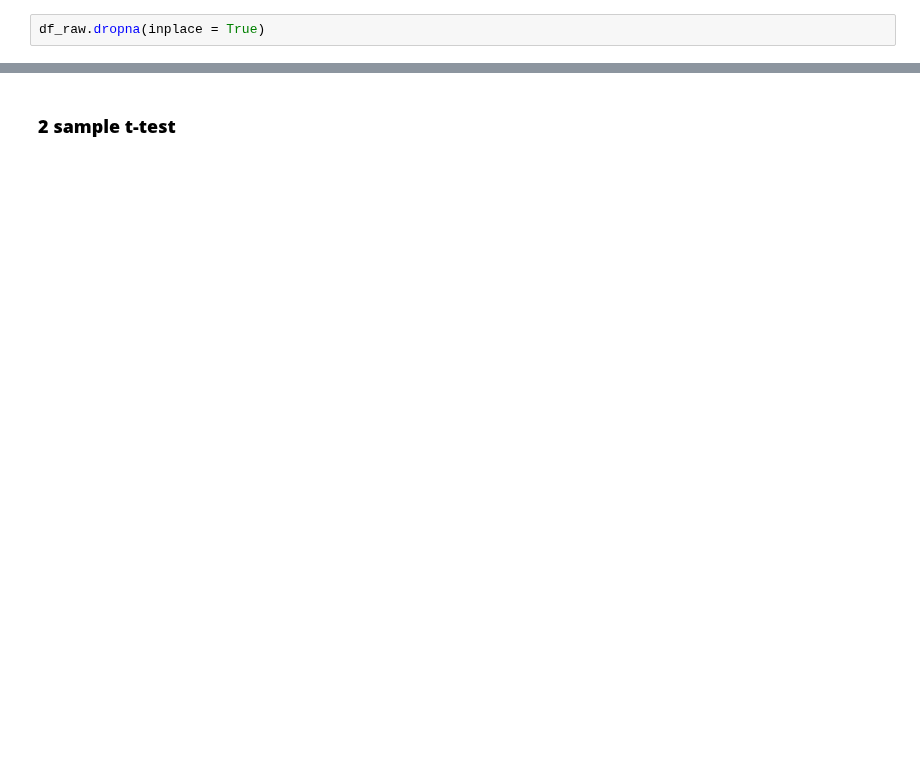
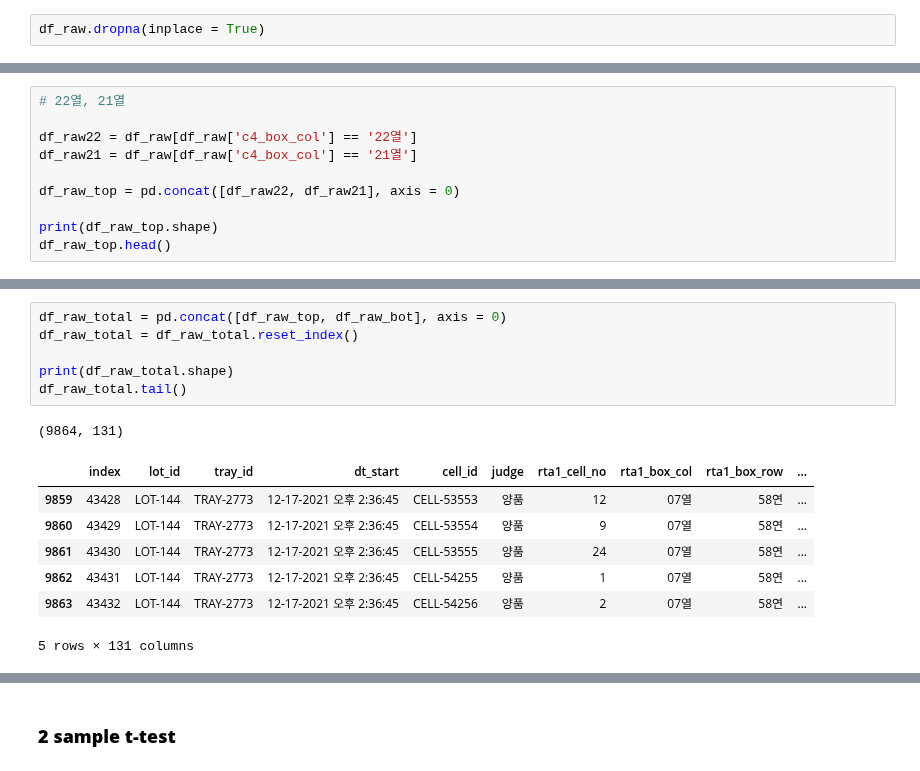
Before and after one commit to mjiii25/posco-academy, a Jupyter notebook: Big-Data/Battery-Project/hypothesis-test.ipynb, the cells around one changed output, grey strips where cells are left out. Drawn from its saved outputs; the diff is of its cells as text; blank space fills up the shorter version.

```diff
--- a/Big-Data/Battery-Project/hypothesis-test.ipynb
+++ b/Big-Data/Battery-Project/hypothesis-test.ipynb
@@ -100,0 +78,10 @@ df_raw_new.head()
+# %%
+# 22열, 21열
+
+df_raw22 = df_raw[df_raw['c4_box_col'] == '22열']
+df_raw21 = df_raw[df_raw['c4_box_col'] == '21열']
+
+df_raw_top = pd.concat([df_raw22, df_raw21], axis = 0)
+
+print(df_raw_top.shape)
+df_raw_top.head()
@@ -100,0 +118,15 @@ df_raw_new.head()
+# %%
+df_raw_total = pd.concat([df_raw_top, df_raw_bot], axis = 0)
+df_raw_total = df_raw_total.reset_index()
+
+print(df_raw_total.shape)
+df_raw_total.tail()
+# %% [output]
+(9864, 131)
+|  | index | lot_id | tray_id | dt_start | cell_id | judge | rta1_cell_no | rta1_box_col | rta1_box_row | ... |
+| 9859 | 43428 | LOT-144 | TRAY-2773 | 12-17-2021 오후 2:36:45 | CELL-53553 | 양품 | 12 | 07열 | 58연 | ... |
+| 9860 | 43429 | LOT-144 | TRAY-2773 | 12-17-2021 오후 2:36:45 | CELL-53554 | 양품 | 9 | 07열 | 58연 | ... |
+| 9861 | 43430 | LOT-144 | TRAY-2773 | 12-17-2021 오후 2:36:45 | CELL-53555 | 양품 | 24 | 07열 | 58연 | ... |
+| 9862 | 43431 | LOT-144 | TRAY-2773 | 12-17-2021 오후 2:36:45 | CELL-54255 | 양품 | 1 | 07열 | 58연 | ... |
+| 9863 | 43432 | LOT-144 | TRAY-2773 | 12-17-2021 오후 2:36:45 | CELL-54256 | 양품 | 2 | 07열 | 58연 | ... |
+5 rows × 131 columns
```
Also changed, not shown: parts of 30 cells of this notebook.
